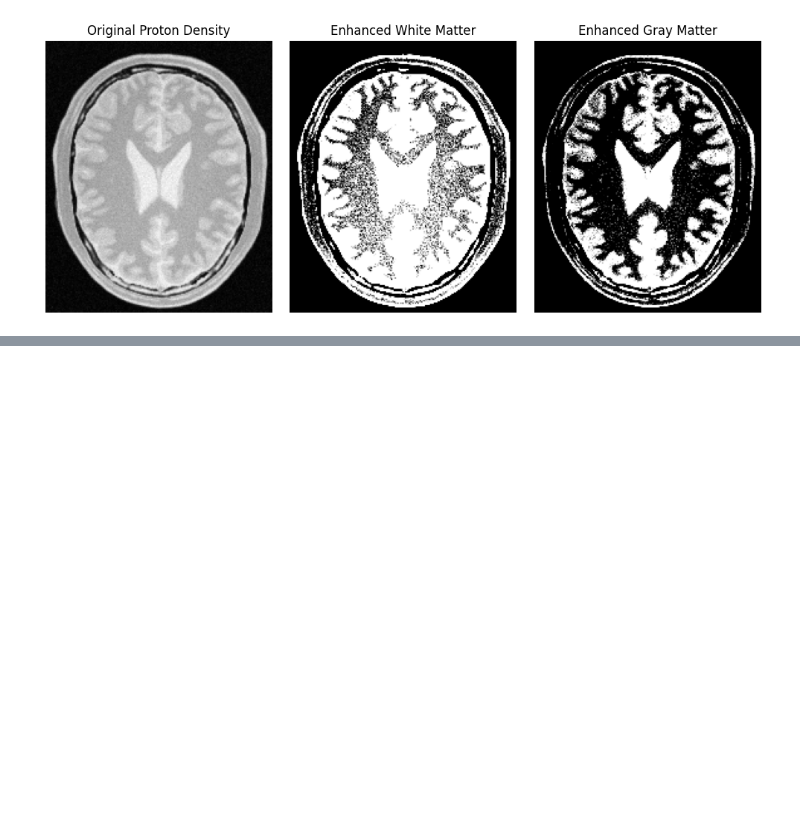
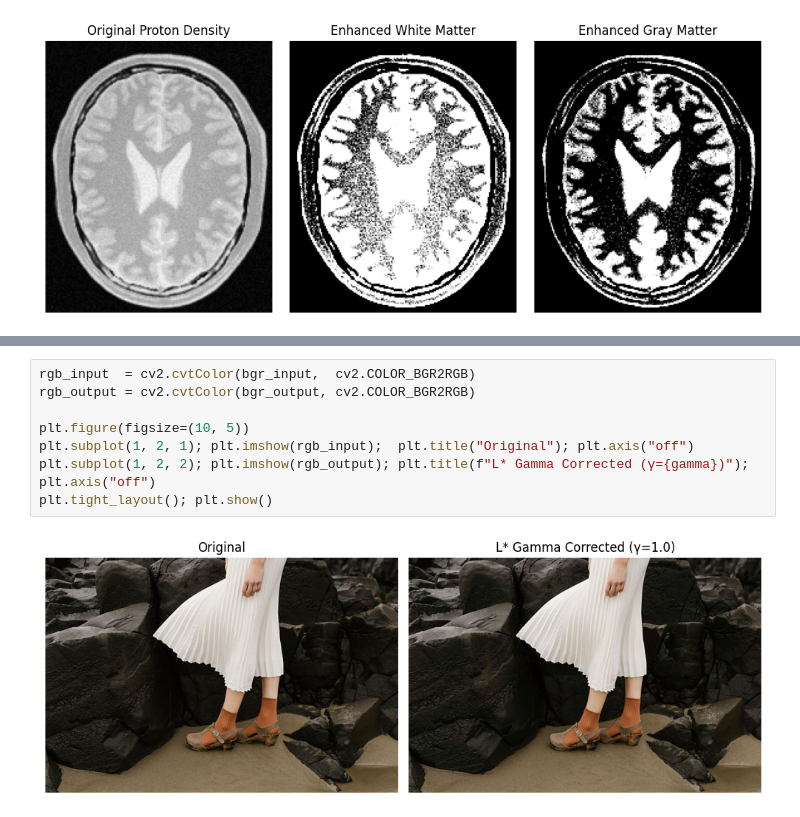
Before and after one commit to OshiniBandara/Computer_Vision_Assignment, a Jupyter notebook: Computer_Vision_Assignment.ipynb, the cells around one changed output, grey strips where cells are left out. Cells and saved outputs as stored; diff of their text form; blank space fills up the shorter version.

```diff
--- a/Computer_Vision_Assignment.ipynb
+++ b/Computer_Vision_Assignment.ipynb
@@ -137,0 +187,10 @@ plt.show()
+# %%
+rgb_input  = cv2.cvtColor(bgr_input,  cv2.COLOR_BGR2RGB)
+rgb_output = cv2.cvtColor(bgr_output, cv2.COLOR_BGR2RGB)
+
+plt.figure(figsize=(10, 5))
+plt.subplot(1, 2, 1); plt.imshow(rgb_input);  plt.title("Original"); plt.axis("off")
+plt.subplot(1, 2, 2); plt.imshow(rgb_output); plt.title(f"L* Gamma Corrected (γ={gamma})"); plt.axis("off")
+plt.tight_layout(); plt.show()
+# %% [output]
+[figure, added]
```
Also changed, not shown: parts of 8 cells of this notebook.
